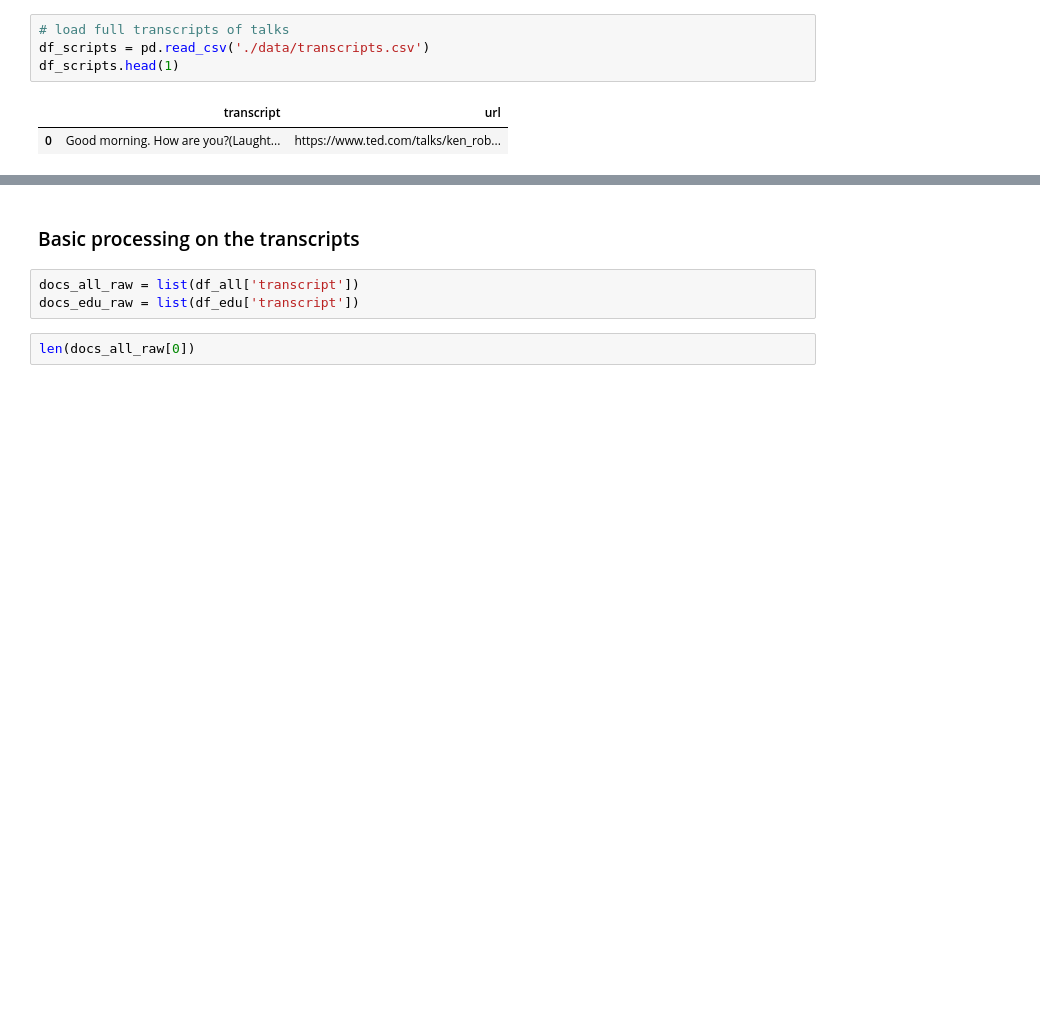
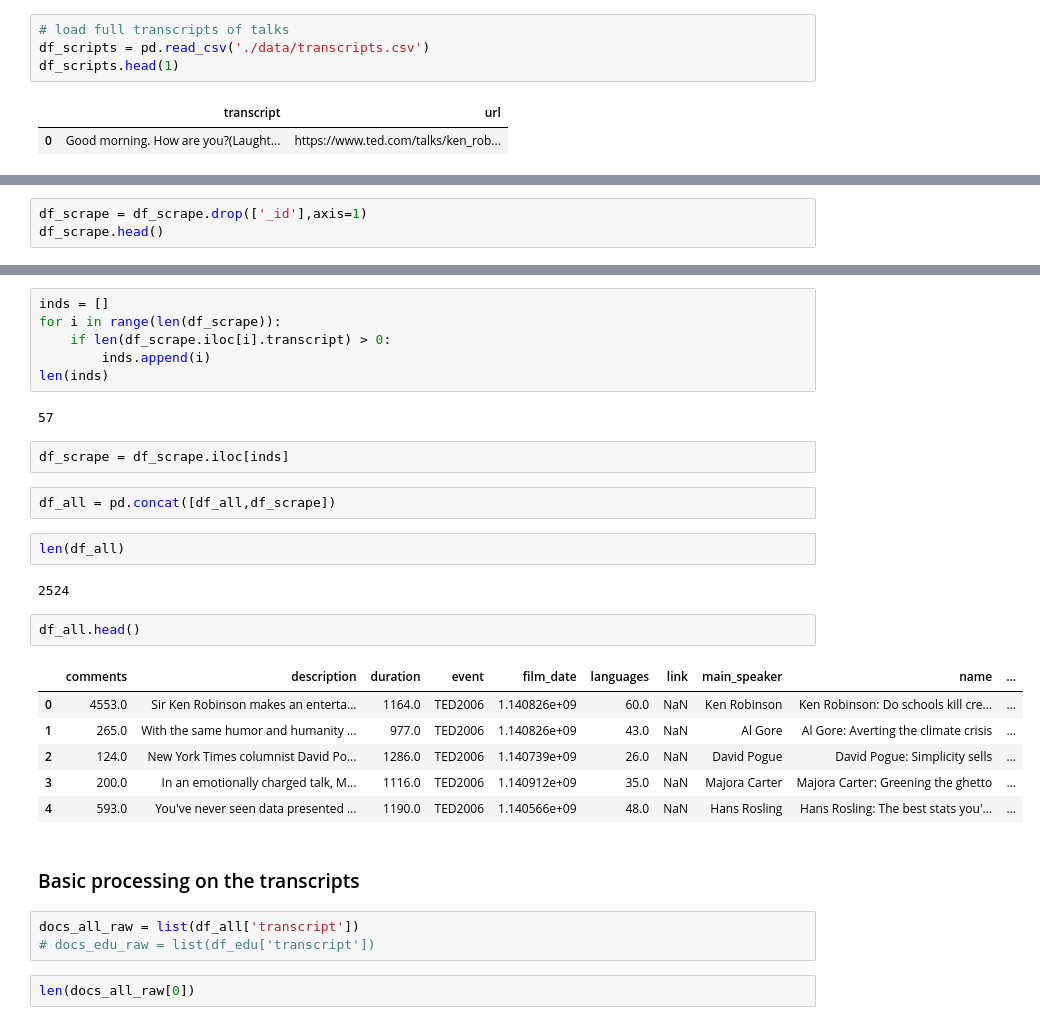
Before and after one commit to sealoving/Liang_Metis, a Jupyter notebook: Project_4/P4_preprocessing_final.ipynb, the cells around one changed output, grey strips where cells are left out. Cells and saved outputs as stored; diff of their text form; blank space fills up the shorter version.

```diff
--- a/Project_4/P4_preprocessing_final.ipynb
+++ b/Project_4/P4_preprocessing_final.ipynb
@@ -39,0 +65,3 @@ df_edu.head(1)
+# %%
+df_scrape = df_scrape.drop(['_id'],axis=1)
+df_scrape.head()
@@ -40,8 +75,33 @@ df_edu.head(1)
+# %%
+inds = []
+for i in range(len(df_scrape)):
+    if len(df_scrape.iloc[i].transcript) > 0:
+        inds.append(i)
+len(inds)
+# %% [output]
+57
+# %%
+df_scrape = df_scrape.iloc[inds]
+# %%
+df_all = pd.concat([df_all,df_scrape])
+# %%
+len(df_all)
+# %% [output]
+2524
+# %%
+df_all.head()
+# %% [output]
+|  | comments | description | duration | event | film_date | languages | link | main_speaker | name | ... |
+| 0 | 4553.0 | Sir Ken Robinson makes an enterta... | 1164.0 | TED2006 | 1.140826e+09 | 60.0 | NaN | Ken Robinson | Ken Robinson: Do schools kill cre... | ... |
+| 1 | 265.0 | With the same humor and humanity ... | 977.0 | TED2006 | 1.140826e+09 | 43.0 | NaN | Al Gore | Al Gore: Averting the climate crisis | ... |
+| 2 | 124.0 | New York Times columnist David Po... | 1286.0 | TED2006 | 1.140739e+09 | 26.0 | NaN | David Pogue | David Pogue: Simplicity sells | ... |
+| 3 | 200.0 | In an emotionally charged talk, M... | 1116.0 | TED2006 | 1.140912e+09 | 35.0 | NaN | Majora Carter | Majora Carter: Greening the ghetto | ... |
+| 4 | 593.0 | You've never seen data presented ... | 1190.0 | TED2006 | 1.140566e+09 | 48.0 | NaN | Hans Rosling | Hans Rosling: The best stats you'... | ... |
 # %% [markdown]
 ### Basic processing on the transcripts
 # %%
 docs_all_raw = list(df_all['transcript'])
-docs_edu_raw = list(df_edu['transcript'])
+# docs_edu_raw = list(df_edu['transcript'])
 # %%
 len(docs_all_raw[0])
 # %% [output]
```
Also changed, not shown: parts of 10 cells of this notebook.
